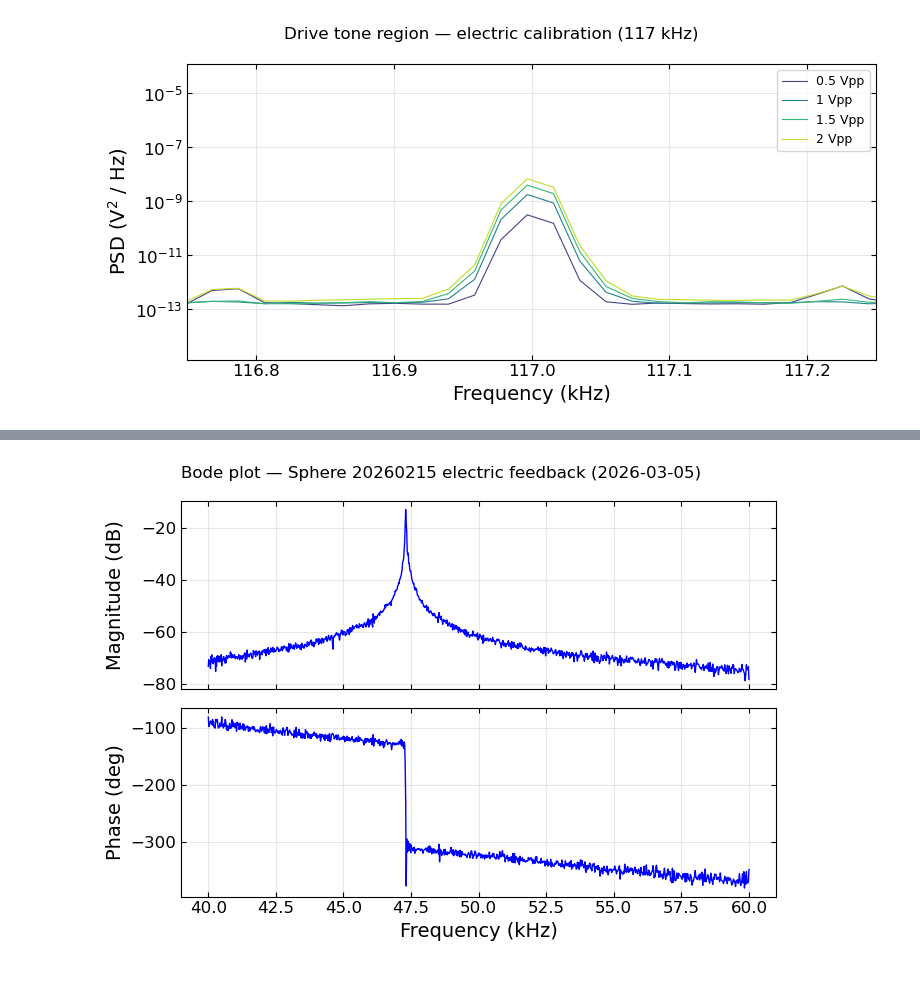
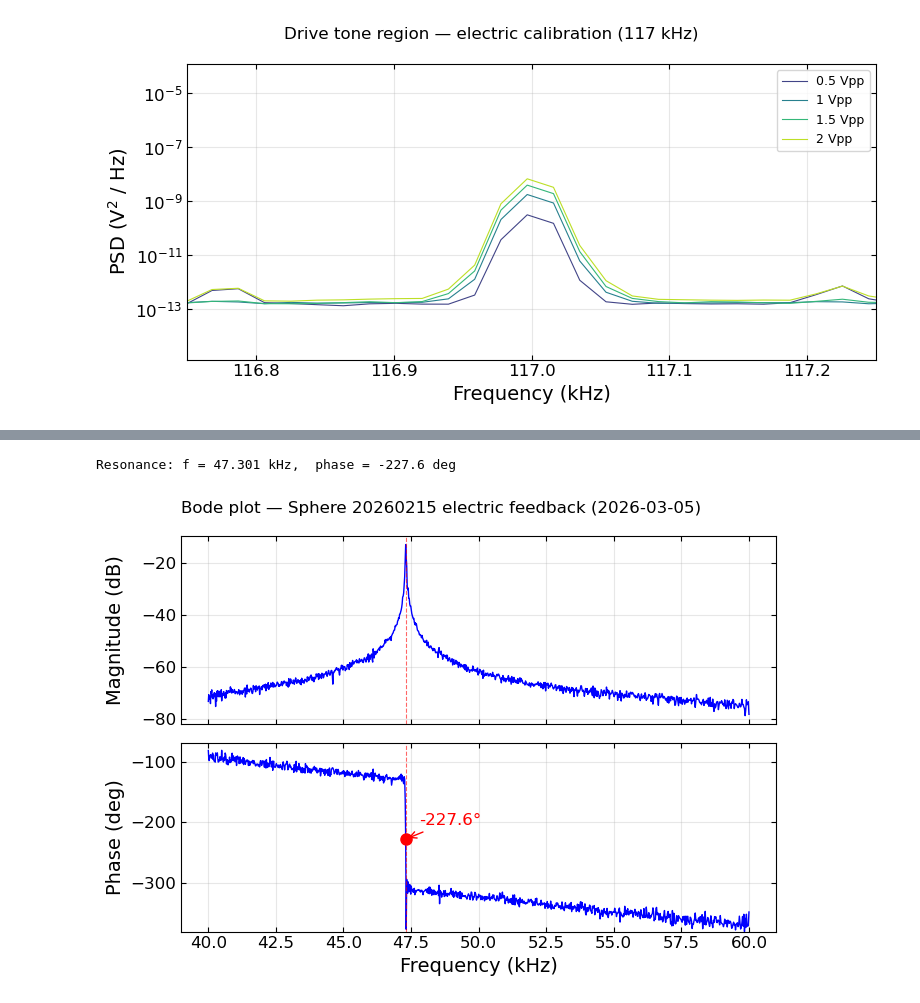
Before and after one commit to yuhants/gas_collisiions, a Jupyter notebook: analysis_notebooks/others/20260306_electric_feedback.ipynb, the cells around one changed output, grey strips where cells are left out. Drawn from its saved outputs; the diff is of its cells as text; code cells hidden in the pictures.

```diff
--- a/analysis_notebooks/others/20260306_electric_feedback.ipynb
+++ b/analysis_notebooks/others/20260306_electric_feedback.ipynb
@@ -173,22 +173,38 @@ plt.show()
 # %%
 bode_file = '/Volumes/LaCie/electric_feedback/sphere_20260215/MokuFrequencyResponseAnalyzerSlot3Data_20260305_172513_Traces.csv'
 bode_data = np.genfromtxt(bode_file, delimiter=',', comments='%')
 bode_freq, bode_mag_db, bode_phase_deg = bode_data[:, 0], bode_data[:, 1], bode_data[:, 2]
 
+# Resonance from magnitude peak
+i_res        = np.argmax(bode_mag_db)
+f_res        = bode_freq[i_res]
+phase_at_res = bode_phase_deg[i_res]
+print(f'Resonance: f = {f_res/1e3:.3f} kHz,  phase = {phase_at_res:.1f} deg')
+
 fig, axes = plt.subplots(2, 1, figsize=(7, 5), sharex=True)
 
 axes[0].plot(bode_freq / 1e3, bode_mag_db, lw=1, color='b')
+axes[0].axvline(f_res / 1e3, color='r', lw=0.8, ls='--', alpha=0.6)
 axes[0].set_ylabel('Magnitude (dB)')
 axes[0].grid(True, which='both', alpha=0.3)
 
 axes[1].plot(bode_freq / 1e3, bode_phase_deg, lw=1, color='b')
+axes[1].axvline(f_res / 1e3, color='r', lw=0.8, ls='--', alpha=0.6)
+axes[1].plot(f_res / 1e3, phase_at_res, 'o', color='r', ms=8, zorder=5)
+axes[1].annotate(f'{phase_at_res:.1f}°',
+                 xy=(f_res / 1e3, phase_at_res),
+                 xytext=(10, 10), textcoords='offset points',
+                 color='r', fontsize=12,
+                 arrowprops=dict(arrowstyle='->', color='r', lw=1))
 axes[1].set_ylabel('Phase (deg)')
 axes[1].set_xlabel('Frequency (kHz)')
+axes[1].set_ylim(-380, -70)
 axes[1].grid(True, which='both', alpha=0.3)
 
 fig.suptitle('Bode plot — Sphere 20260215 electric feedback (2026-03-05)')
 fig.tight_layout()
 fig.align_labels()
 plt.show()
 # %% [output]
+Resonance: f = 47.301 kHz,  phase = -227.6 deg
-[figure, old version]
+[figure, new version]
```
Also changed, not shown: parts of 4 cells of this notebook, 16 other files.
